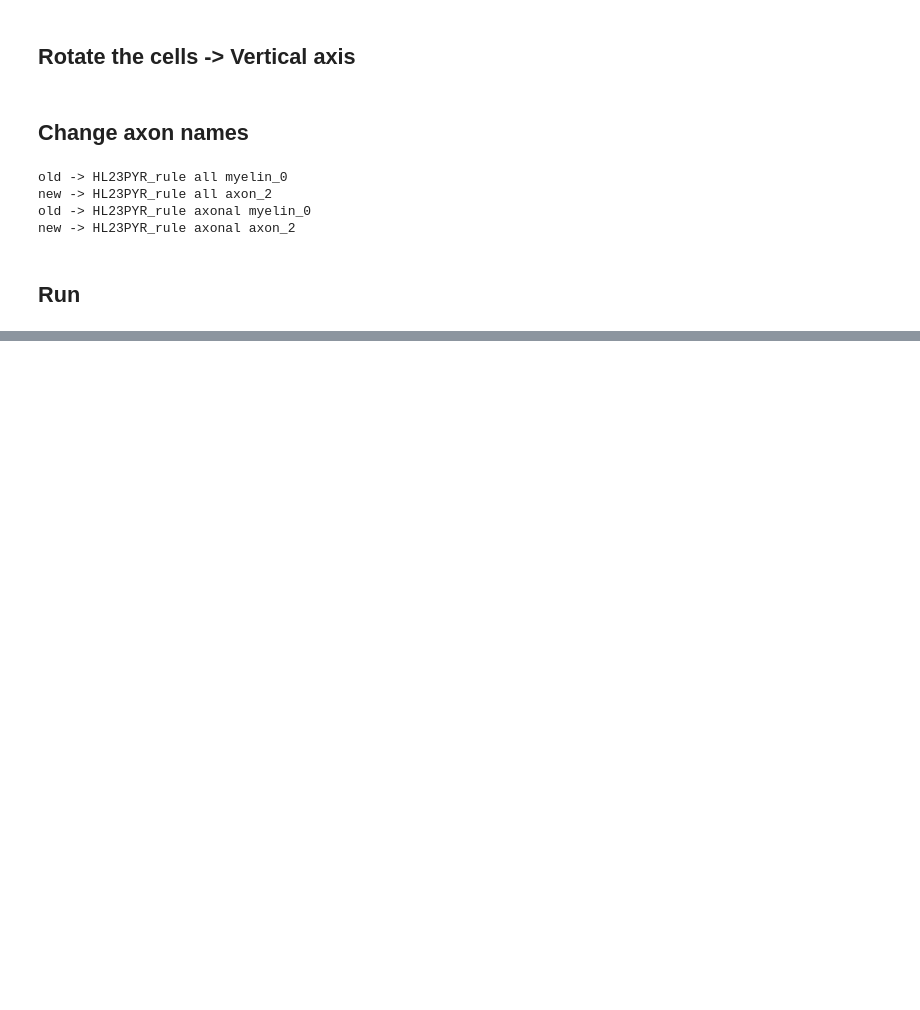
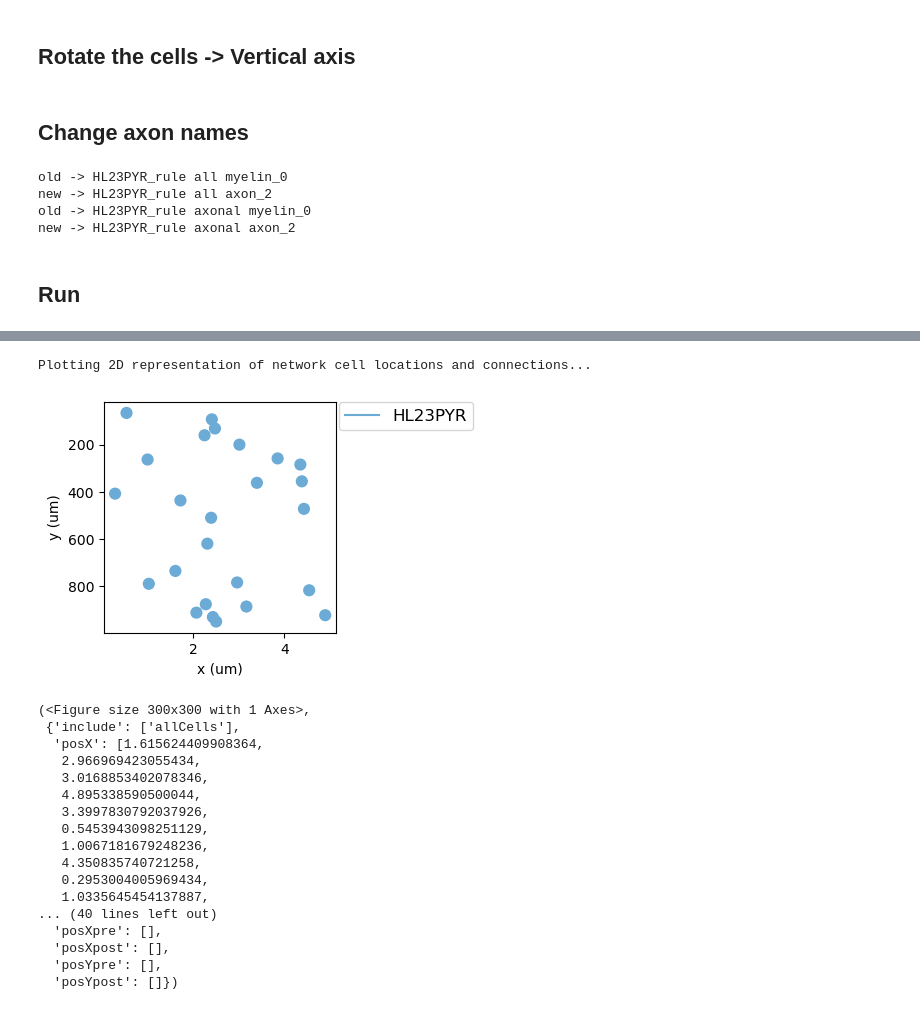
Before and after one commit to FernandoSBorges/Human_L23_NetPyNE, a Jupyter notebook: NetPyNE_human_L23_Simple_Rotation.ipynb, the cells around one changed output, grey strips where cells are left out. Drawn from its saved outputs; the diff is of its cells as text; code cells hidden in the pictures; blank space fills up the shorter version.

```diff
--- a/NetPyNE_human_L23_Simple_Rotation.ipynb
+++ b/NetPyNE_human_L23_Simple_Rotation.ipynb
@@ -287,0 +379,22 @@ Plotting 3D cell shape ...
+# %%
+sim.analysis.plot2Dnet(figSize=(3,3))
+# %% [output]
+Plotting 2D representation of network cell locations and connections...
+[figure, added]
+(<Figure size 300x300 with 1 Axes>,
+ {'include': ['allCells'],
+  'posX': [1.615624409908364,
+   2.966969423055434,
+   3.0168853402078346,
+   4.895338590500044,
+   3.3997830792037926,
+   0.5453943098251129,
+   1.0067181679248236,
+   4.350835740721258,
+   0.2953004005969434,
+   1.0335645454137887,
+... (40 lines left out)
+  'posXpre': [],
+  'posXpost': [],
+  'posYpre': [],
+  'posYpost': []})
```
Also changed, not shown: parts of 8 cells of this notebook, 1 other file.
